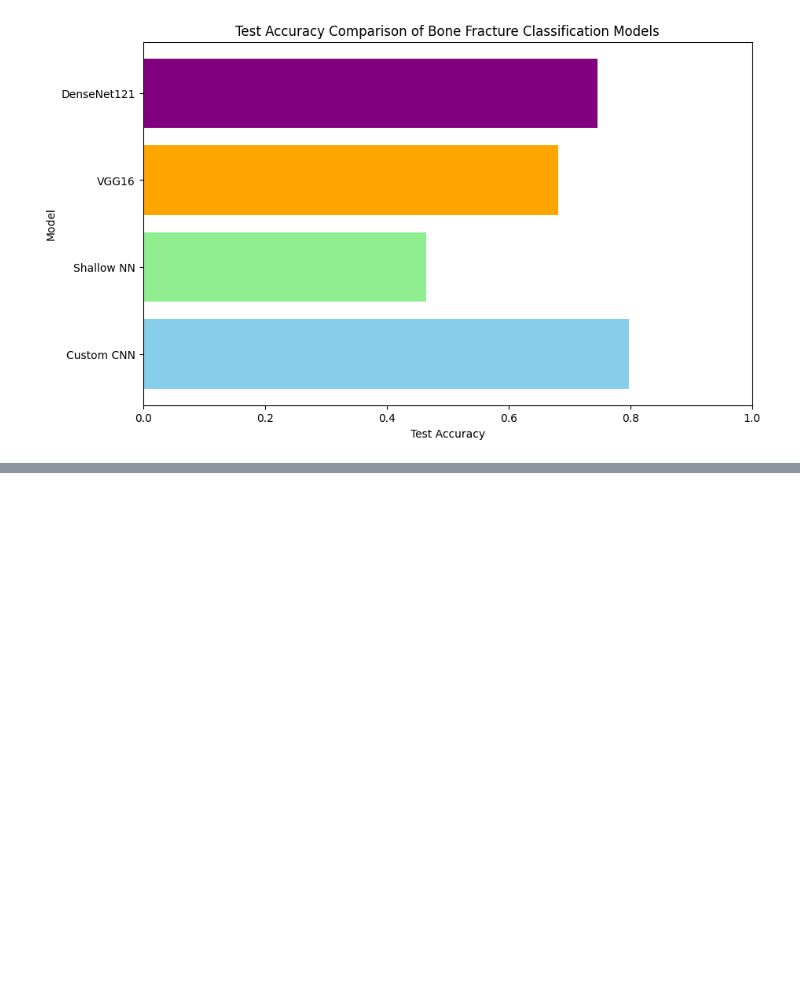
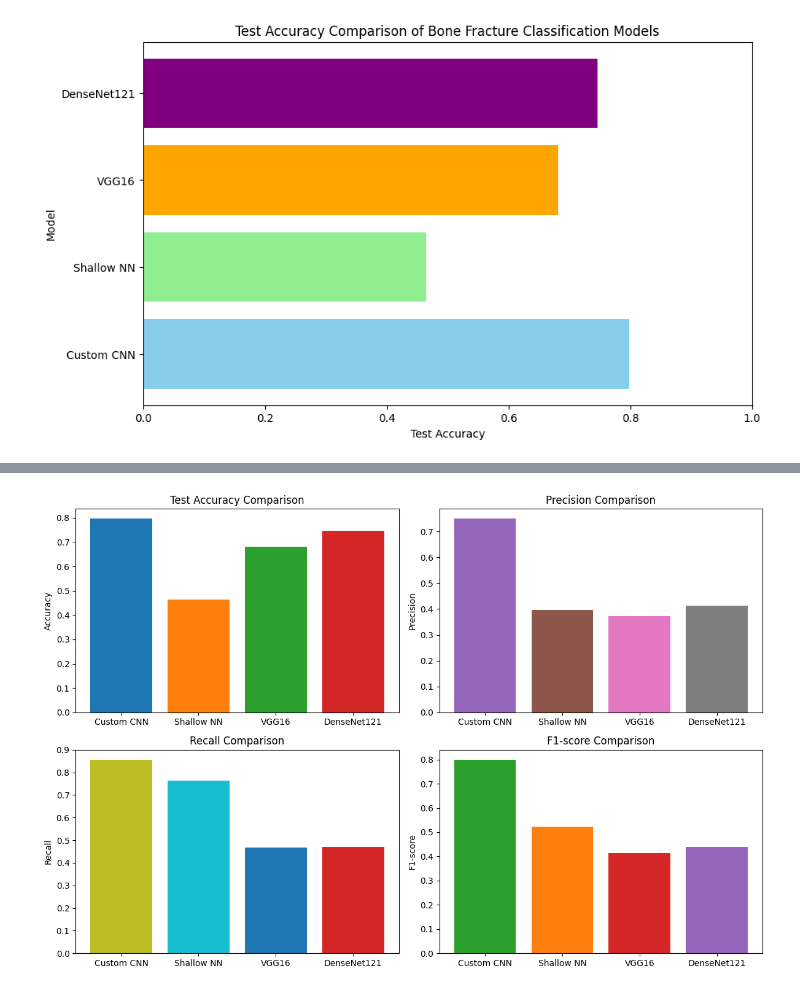
Before and after one commit to silviusCODES/Medical-Image-Classification, a Jupyter notebook: medical-image-classification.ipynb, the cells around one changed output, grey strips where cells are left out. Saved outputs shown, nothing was run; the diff lists cells and outputs as text; code cells hidden in the pictures; blank space fills up the shorter version.

Commit message:
Kaggle Notebook | Medical Image Classification | Version 8

```diff
--- a/medical-image-classification.ipynb
+++ b/medical-image-classification.ipynb
@@ -314,3 +297,19 @@ Epoch 6/10
      accuracy                           0.50       600
     macro avg       0.50      0.50      0.50       600
  weighted avg       0.52      0.50      0.51       600
+# %%
+# Make predictions on test data
+predictions_VGG16 = custom_model.predict(test_generator)
+predicted_labels_VGG16 = (predictions_VGG16 > 0.5).astype(int)
+# Get true labels
+true_labels_VGG16 = test_generator.classes
+
+# Generate confusion matrix
+conf_matrix_VGG16 = confusion_matrix(true_labels_VGG16, predicted_labels_VGG16)
+print("Confusion Matrix:")
+print(conf_matrix_VGG16)
+
+# Generate classification report
+class_report_VGG16 = classification_report(true_labels_VGG16, predicted_labels_VGG16, target_names=['not_fractured', 'fractured'])
+print("Classification Report:")
+print(class_report_VGG16)
@@ -420,0 +475,41 @@ plt.show()
+# %%
+import matplotlib.pyplot as plt
+import numpy as np
+
+# Define custom colors for each plot
+colors_accuracy = ['#1f77b4', '#ff7f0e', '#2ca02c', '#d62728']
+colors_precision = ['#9467bd', '#8c564b', '#e377c2', '#7f7f7f']
+colors_recall = ['#bcbd22', '#17becf', '#1f77b4', '#d62728']
+colors_f1 = ['#2ca02c', '#ff7f0e', '#d62728', '#9467bd']
+
+# Plotting
+plt.figure(figsize=(12, 8))
+
+# Plot accuracy
+plt.subplot(2, 2, 1)
+plt.bar(model_names, accuracy, color=colors_accuracy)
+plt.title('Test Accuracy Comparison')
+plt.ylabel('Accuracy')
+
+# Plot precision
+plt.subplot(2, 2, 2)
+plt.bar(model_names, precision, color=colors_precision)
+plt.title('Precision Comparison')
+plt.ylabel('Precision')
+
+# Plot recall
+plt.subplot(2, 2, 3)
+plt.bar(model_names, recall, color=colors_recall)
+plt.title('Recall Comparison')
+plt.ylabel('Recall')
+
+# Plot F1-score
+plt.subplot(2, 2, 4)
+plt.bar(model_names, f1, color=colors_f1)
+plt.title('F1-score Comparison')
+plt.ylabel('F1-score')
+
+plt.tight_layout()
+plt.show()
+# %% [output]
+[figure, added]
```
Also changed, not shown: parts of 8 cells of this notebook.
